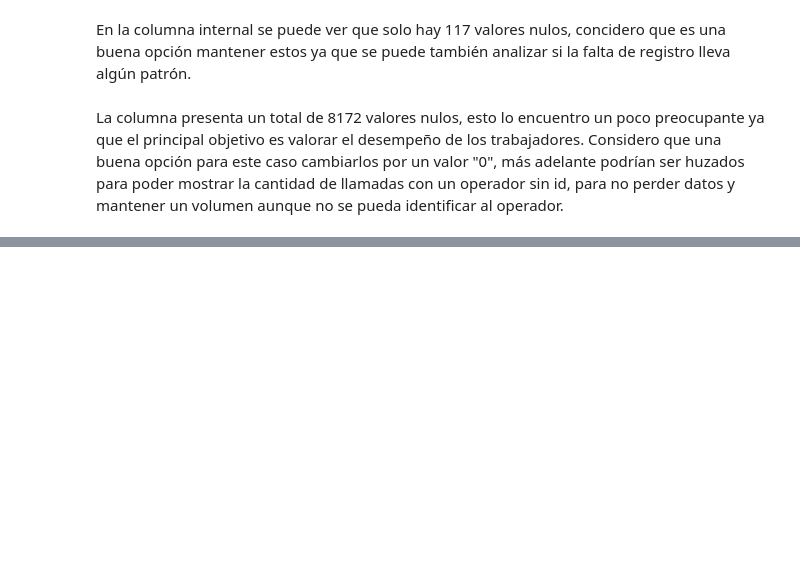
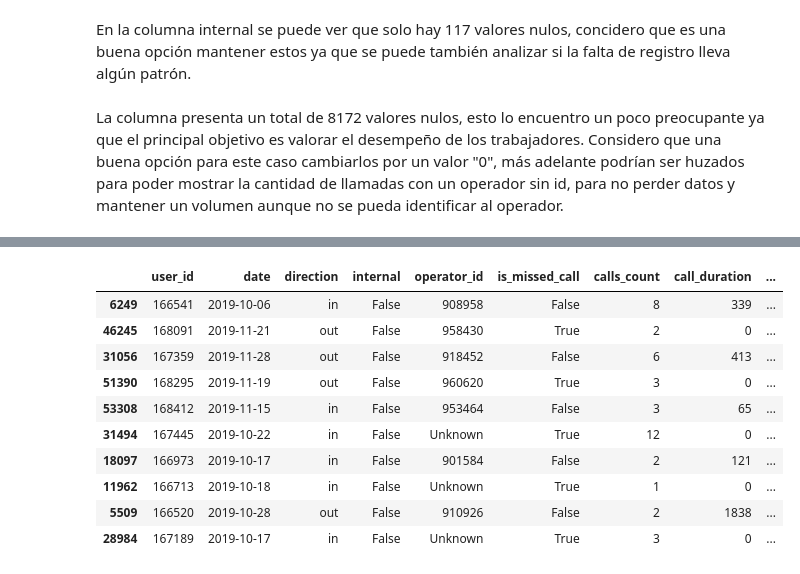
Before and after one commit to fttm-mdz/proyecto_final, a Jupyter notebook: notebooks/EDA_inicial.ipynb, the cells around one changed output, grey strips where cells are left out. Drawn from its saved outputs; the diff is of its cells as text; code cells hidden in the pictures; blank space fills up the shorter version.

Commit message:
operator_id

```diff
--- a/notebooks/EDA_inicial.ipynb
+++ b/notebooks/EDA_inicial.ipynb
@@ -205,6 +205,8 @@ En la columna internal se puede ver que solo hay 117 valores nulos, concidero qu
 La columna presenta un total de 8172 valores nulos, esto lo encuentro un poco preocupante ya que el principal objetivo es valorar el desempeño de los trabajadores.
 Considero que una buena opción para este caso cambiarlos por un valor "0", más adelante podrían ser huzados para poder mostrar la cantidad de llamadas con un operador sin id, para no perder datos y mantener un volumen aunque no se pueda identificar al operador.
 # %%
-df2["operator_id"] = df2["operator_id"].fillna(0).astype(int)
+#convertí Nan a 0
+df2["operator_id"] = df2["operator_id"].fillna("Unknown")
+
 df2.sample(5)
 # %% [output]
@@ -211,0 +219,19 @@ ValueError: invalid literal for int() with base 10: 'Unknown'
+# %%
+#hacer los float a int
+df2["operator_id"] = df2["operator_id"].apply(
+    lambda x: int(float(x)) if str(x).replace('.', '', 1).isdigit() else "Unknown"
+)
+
+df2.sample(10)
+# %% [output]
+|  | user_id | date | direction | internal | operator_id | is_missed_call | calls_count | call_duration | ... |
+| 6249 | 166541 | 2019-10-06 | in | False | 908958 | False | 8 | 339 | ... |
+| 46245 | 168091 | 2019-11-21 | out | False | 958430 | True | 2 | 0 | ... |
+| 31056 | 167359 | 2019-11-28 | out | False | 918452 | False | 6 | 413 | ... |
+| 51390 | 168295 | 2019-11-19 | out | False | 960620 | True | 3 | 0 | ... |
+| 53308 | 168412 | 2019-11-15 | in | False | 953464 | False | 3 | 65 | ... |
+| 31494 | 167445 | 2019-10-22 | in | False | Unknown | True | 12 | 0 | ... |
+| 18097 | 166973 | 2019-10-17 | in | False | 901584 | False | 2 | 121 | ... |
+| 11962 | 166713 | 2019-10-18 | in | False | Unknown | True | 1 | 0 | ... |
+| 5509 | 166520 | 2019-10-28 | out | False | 910926 | False | 2 | 1838 | ... |
+| 28984 | 167189 | 2019-10-17 | in | False | Unknown | True | 3 | 0 | ... |
```
Also changed, not shown: parts of 2 cells of this notebook.
